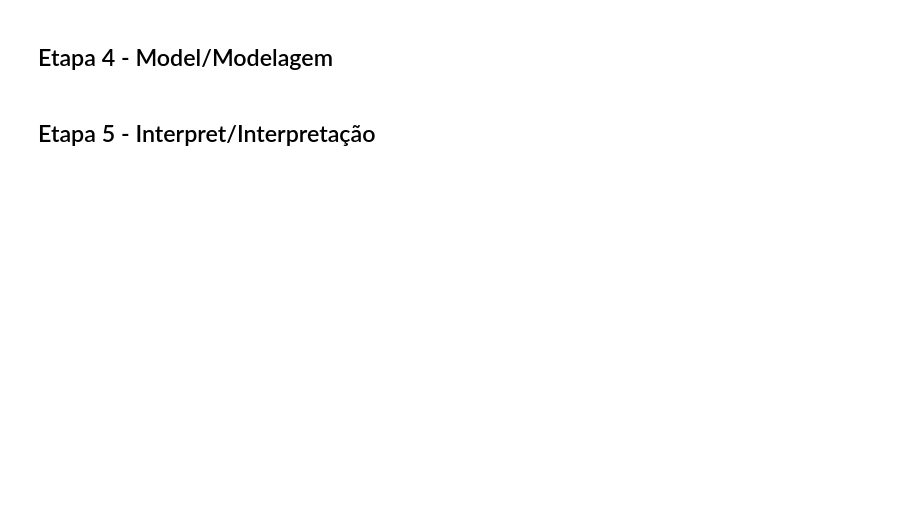
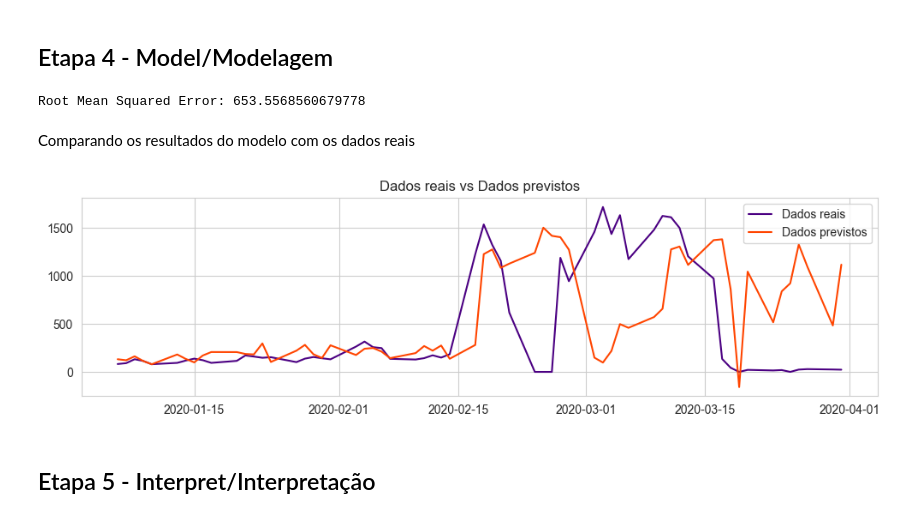
Before and after one commit to eloabe/time-series-analysis, a Jupyter notebook: time_series.ipynb, the cells around one changed output. Drawn from its saved outputs; the diff is of its cells as text; code cells hidden in the pictures; blank space fills up the shorter version.

Commit message:
primeiros testes com modelos

```diff
--- a/time_series.ipynb
+++ b/time_series.ipynb
@@ -351,4 +340,43 @@ Chegamos à raiz do problema. Na base utilizada, só há registros até o mês d
 # %% [markdown]
 ## Etapa 4 - Model/Modelagem
+# %%
+xgb = XGBRegressor()
+kf = StratifiedKFold()
+# %%
+df2 = df1[ df1['year'] != 2020 ]
+df2.set_index('date', inplace = True)
+
+df_val = df1[ df1['year'] == 2020 ]
+df_val.set_index('date', inplace = True)
+
+X_train = df2.drop(['total_refeicoes', 'lunch', 'dinner'], axis = 1)
+y_train = df2['total_refeicoes']
+
+X_test = df_val.drop(['total_refeicoes', 'lunch', 'dinner'], axis = 1)
+y_test = df_val['total_refeicoes']
+# %%
+xgb.fit(X_train._get_numeric_data(), y_train)
+ypred = xgb.predict(X_test._get_numeric_data())
+# %%
+print(f'Root Mean Squared Error: {np.sqrt(mean_squared_error(y_test, ypred))}')
+# %% [output]
+Root Mean Squared Error: 653.5568560679778
+# %%
+ypred = pd.Series(ypred, index = y_test.index)
+# %% [markdown]
+Comparando os resultados do modelo com os dados reais
+# %%
+plt.figure(figsize = (12, 3))
+
+sns.lineplot(y_test, color='indigo', label = 'Dados reais').set(xlabel=None, ylabel=None)
+sns.lineplot(ypred, color='orangered', label = 'Dados previstos').set(xlabel=None, ylabel=None)
+
+plt.title('Dados reais vs Dados previstos')
+
+plt.legend()
+
+plt.show()
+# %% [output]
+[figure, added]
 # %% [markdown]
 ## Etapa 5 - Interpret/Interpretação
```
Also changed, not shown: parts of 5 cells of this notebook.
